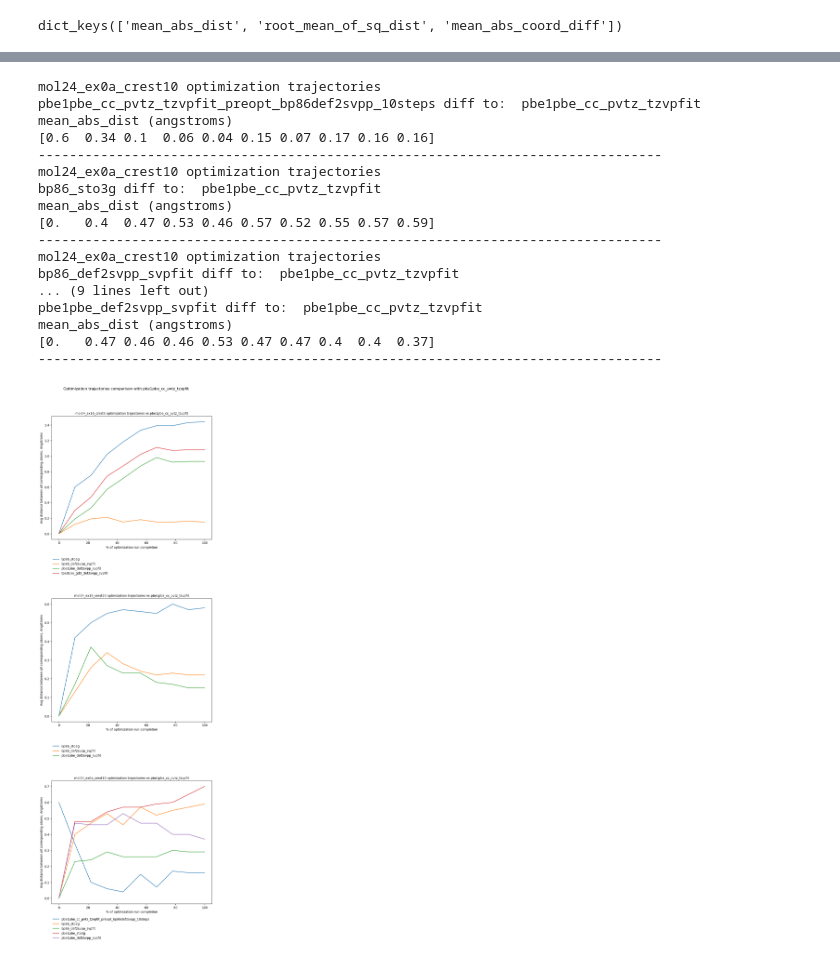
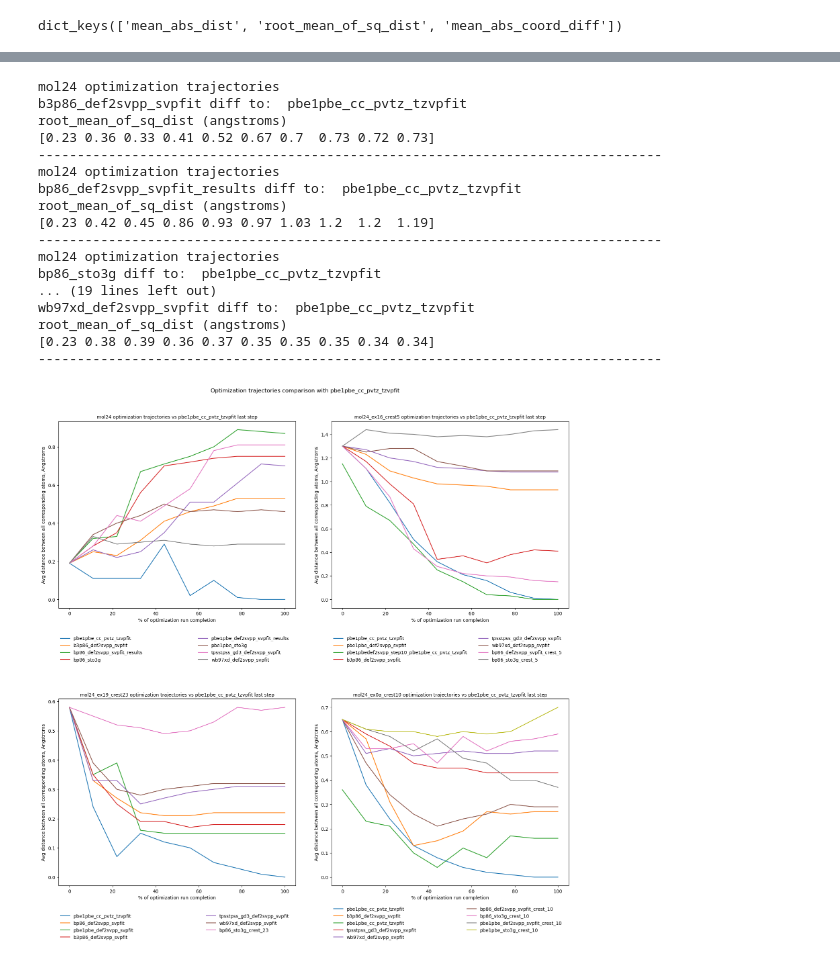
Before and after one commit to urmaspitsi/molli, a Jupyter notebook: examples/TrajectoryAnalysis.ipynb, the cells around one changed output, grey strips where cells are left out. Saved outputs shown, nothing was run; the diff lists cells and outputs as text; code cells hidden in the pictures.

Commit message:
traj analyis

```diff
--- a/examples/TrajectoryAnalysis.ipynb
+++ b/examples/TrajectoryAnalysis.ipynb
@@ -160,11 +123,27 @@ mol24_ex0a_crest10_traj_analyzer = TrajectoryAnalyzer(
+# %%
+###############################################################################
+# mol24_ex0a_c10
+###############################################################################
+
+trajectories_dir = Path("C:/tmp/gaussian/optimization_trajectories/mol24_ex0a_c10")
+base_file_name="mol24_ex0a_c10_PBE1PBE_cc_pVTZ_TZVPFit_opt_steps.xyz"
+description = "mol24_ex0a_crest10 optimization trajectories"
+
+mol24_ex0a_crest10_traj_analyzer = create_traj_analyzer(
+        trajectories_dir=trajectories_dir,
+        base_file_name=base_file_name,
+        description=description
+    )
 # %%
+traj_analyzer = mol24_traj_analyzer
 #traj_analyzer = mol24_ex16_crest5_traj_analyzer
 #traj_analyzer = mol24_ex19_crest23_traj_analyzer
-traj_analyzer = mol24_ex0a_crest10_traj_analyzer
+#traj_analyzer = mol24_ex0a_crest10_traj_analyzer
 # %%
 print(traj_analyzer.metrics.keys())
 # 'mean_abs_dist', 'root_mean_of_sq_dist', 'mean_abs_coord_diff'
-metric_key = "mean_abs_dist"
+#metric_key = "mean_abs_dist"
+metric_key = "root_mean_of_sq_dist"
 # %% [output]
 dict_keys(['mean_abs_dist', 'root_mean_of_sq_dist', 'mean_abs_coord_diff'])
 # %%
@@ -184,61 +165,69 @@ for i, traj_to_compare in enumerate(traj_analyzer.trajectories_to_compare):
   print(traj_analyzer.description)
   print(traj_to_compare.name, "diff to: ", traj_analyzer.base_trajectory.name)
   print(f"{metric_key} (angstroms)")
-  print(np.round(traj_analyzer.metrics[metric_key]["to_base"][i], 2))
+  print(np.round(traj_analyzer.metrics[metric_key]["to_base_last_step"][i], 2))
   print("-" * 80)
 # %% [output]
-mol24_ex0a_crest10 optimization trajectories
-pbe1pbe_cc_pvtz_tzvpfit_preopt_bp86def2svpp_10steps diff to:  pbe1pbe_cc_pvtz_tzvpfit
-mean_abs_dist (angstroms)
-[0.6  0.34 0.1  0.06 0.04 0.15 0.07 0.17 0.16 0.16]
+mol24 optimization trajectories
+b3p86_def2svpp_svpfit diff to:  pbe1pbe_cc_pvtz_tzvpfit
+root_mean_of_sq_dist (angstroms)
+[0.23 0.36 0.33 0.41 0.52 0.67 0.7  0.73 0.72 0.73]
 --------------------------------------------------------------------------------
-mol24_ex0a_crest10 optimization trajectories
+mol24 optimization trajectories
+bp86_def2svpp_svpfit_results diff to:  pbe1pbe_cc_pvtz_tzvpfit
+root_mean_of_sq_dist (angstroms)
+[0.23 0.42 0.45 0.86 0.93 0.97 1.03 1.2  1.2  1.19]
+--------------------------------------------------------------------------------
+mol24 optimization trajectories
 bp86_sto3g diff to:  pbe1pbe_cc_pvtz_tzvpfit
-mean_abs_dist (angstroms)
-[0.   0.4  0.47 0.53 0.46 0.57 0.52 0.55 0.57 0.59]
+... (19 lines left out)
+wb97xd_def2svpp_svpfit diff to:  pbe1pbe_cc_pvtz_tzvpfit
+root_mean_of_sq_dist (angstroms)
+[0.23 0.38 0.39 0.36 0.37 0.35 0.35 0.35 0.34 0.34]
 --------------------------------------------------------------------------------
-mol24_ex0a_crest10 optimization trajectories
-bp86_def2svpp_svpfit diff to:  pbe1pbe_cc_pvtz_tzvpfit
-... (9 lines left out)
-pbe1pbe_def2svpp_svpfit diff to:  pbe1pbe_cc_pvtz_tzvpfit
-mean_abs_dist (angstroms)
-[0.   0.47 0.46 0.46 0.53 0.47 0.47 0.4  0.4  0.37]
---------------------------------------------------------------------------------
 # %%
-analyzers = [mol24_ex16_crest5_traj_analyzer, mol24_ex19_crest23_traj_analyzer, mol24_ex0a_crest10_traj_analyzer]
+analyzers = [
+    mol24_traj_analyzer,
+    mol24_ex16_crest5_traj_analyzer,
+    mol24_ex19_crest23_traj_analyzer,
+    mol24_ex0a_crest10_traj_analyzer
+    ]
 analyzer_names = [a.description for a in analyzers]
 
 n = len(analyzer_names)
-num_cols = 1
+num_cols = 2
 num_rows = n // num_cols if n % num_cols == 0 else n // num_cols + 1
 figure_size = (num_cols * 8, num_rows * 8)
 
 title = "Optimization trajectories comparison with pbe1pbe_cc_pvtz_tzvpfit"
 x_label = "% of optimization run completion"
 y_label = "Avg distance between all corresponding atoms, Angstroms"
 metric_key = "mean_abs_dist"
 #metric_key = "root_mean_of_sq_dist"
 #metric_key = "mean_abs_coord_diff"
 
 #x = [f"{round(100 * x / (num_steps - 1), 0)}%" for x in range(num_steps)]
 x = [round(100 * x / (num_steps - 1), 0) for x in range(num_steps)]
 
 _, axs = plt.subplots(num_rows, num_cols, figsize=figure_size)
 for traj_analyzer, ax in zip(analyzers, axs.ravel()):
+    y = np.round(traj_analyzer.metrics[metric_key]["base_to_last"], 2) # add base
+    ax.plot(x, y, label=traj_analyzer.base_trajectory.name)
+
     for i, traj_to_compare in enumerate(traj_analyzer.trajectories_to_compare):
-        y = np.round(traj_analyzer.metrics[metric_key]["to_base"][i], 2)
+        y = np.round(traj_analyzer.metrics[metric_key]["to_base_last_step"][i], 2)
         ax.plot(x, y, label=traj_to_compare.name)
 
-    ax.set_title(f"{traj_analyzer.description} vs pbe1pbe_cc_pvtz_tzvpfit", fontdict={"fontsize":10})
+    ax.set_title(f"{traj_analyzer.description} vs pbe1pbe_cc_pvtz_tzvpfit last step", fontdict={"fontsize":10})
     ax.set_xlabel(x_label)
     #ax.set_xticks([])
     ax.set_ylabel(y_label)
     #ax.legend(loc="upper left")
-    ax.legend(loc=(0, -0.3), ncol=1, mode="expand", edgecolor="white", fontsize=10, markerscale=1.75)
+    ax.legend(loc=(0, -0.3), ncol=2, mode="expand", edgecolor="white", fontsize=10, markerscale=1.75)
 
 plt.tight_layout(h_pad=6, w_pad=4)
 plt.suptitle(title, fontsize=12, y=1.04)
 #plt.legend()
 plt.show()
 # %% [output]
-[figure, old version]
+[figure, new version]
```
Also changed, not shown: parts of 8 cells of this notebook.
